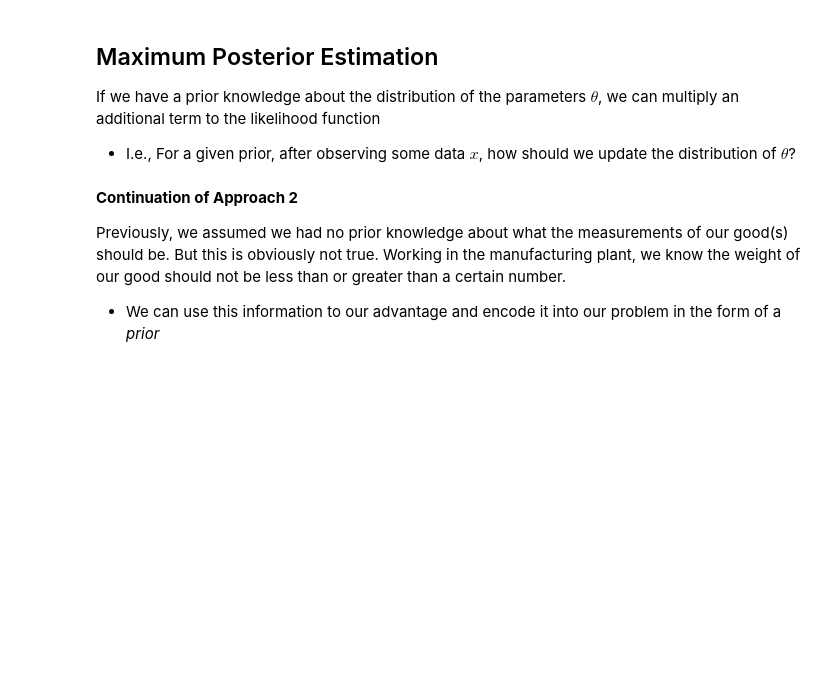
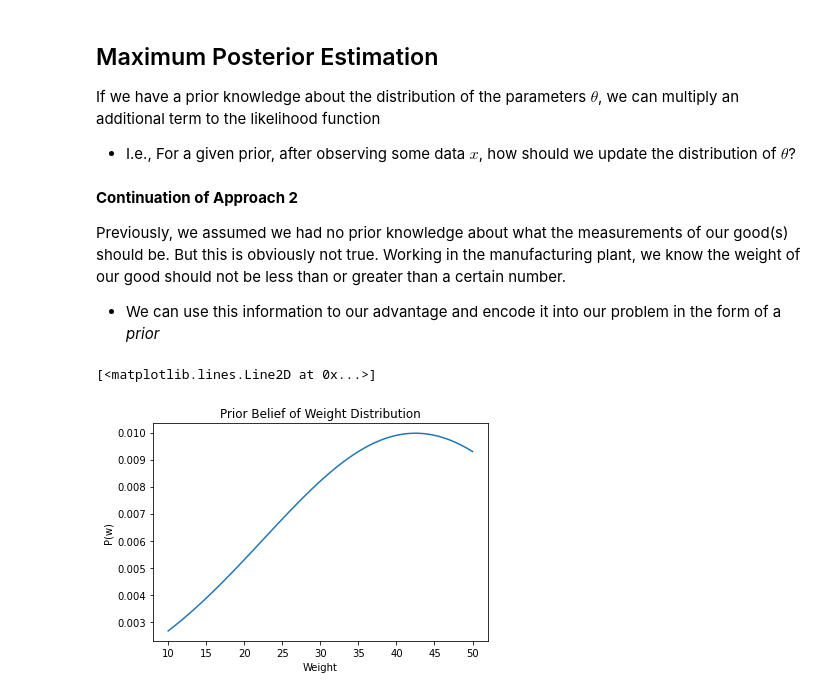
Before and after one commit to GStechschulte/autodidact, a Jupyter notebook: Statistics/MLE_MAP.ipynb, the cells around one changed output. Cells and saved outputs as stored; diff of their text form; code cells hidden in the pictures; blank space fills up the shorter version.

```diff
--- a/Statistics/MLE_MAP.ipynb
+++ b/Statistics/MLE_MAP.ipynb
@@ -108,0 +111,10 @@ Previously, we assumed we had no prior knowledge about what the measurements of
+# %%
+prior_w_grid = np.linspace(20, 100, 100)
+pdf = norm.pdf(x = prior_w_grid, loc=85, scale=40)
+plt.ylabel('P(w)')
+plt.xlabel('Weight')
+plt.title('Prior Belief of Weight Distribution')
+plt.plot(x, pdf)
+# %% [output]
+[<matplotlib.lines.Line2D at 0x...>]
+[figure, added]
```
Also changed, not shown: parts of 10 cells of this notebook.
